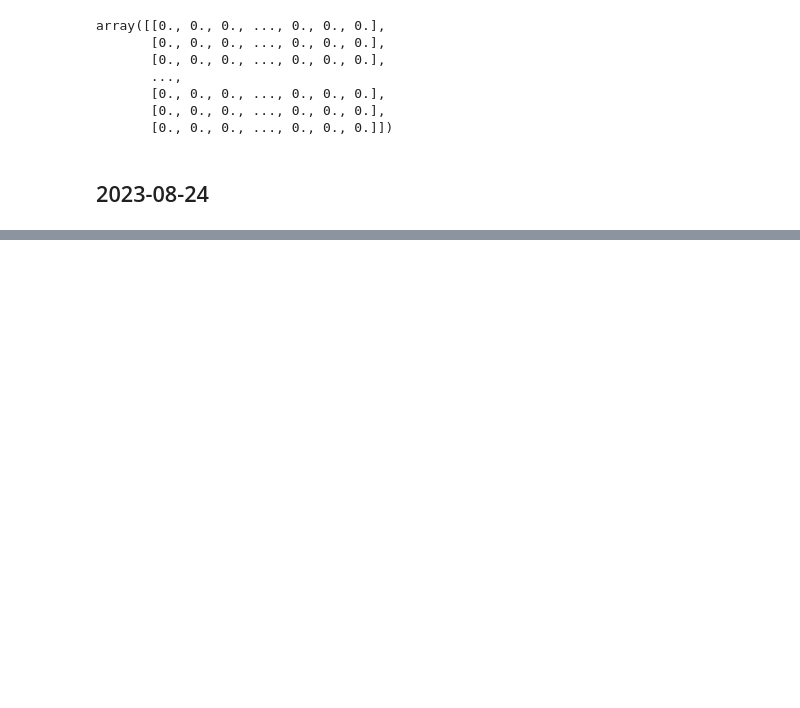
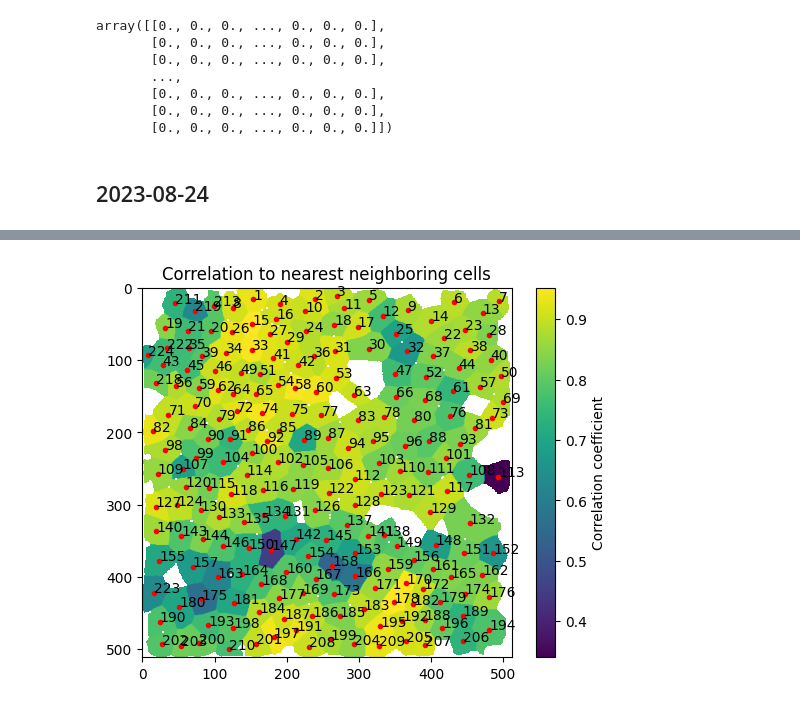
Before and after one commit to h-israelsson/Master2023, a Jupyter notebook: testing.ipynb, the cells around one changed output, grey strips where cells are left out. Cells and saved outputs as stored; diff of their text form; code cells hidden in the pictures; blank space fills up the shorter version.

```diff
--- a/testing.ipynb
+++ b/testing.ipynb
@@ -17,5 +19,5 @@ masks = open_masks(masks_path)
 # %%
-masks = get_segmentation(images_path, model_path, save=True, savedir=savedir, name=name, track=False)
+masks = get_segmentation(images_path, model_path, save=False, savedir=savedir, name=name, track=False)
 # %%
 tracked_masks = get_tracked_masks(masks, dist_limit=10, save=True, name=name, savedir=savedir)
 # %%
@@ -76,0 +139,8 @@ masks_hepoua24 = get_segmentation(images_path_hepoua24, model_path_hepoua24, sav
+# %%
+occurrence = 80
+mode = "nearest_neighbor"
+normalize = True
+hpf = False
+lpf = False
+ref_cell = 1
+show_labels = True
@@ -76,0 +220,31 @@ masks_hepoua24 = get_segmentation(images_path_hepoua24, model_path_hepoua24, sav
+# %%
+# Plotting
+fig = plt.figure()
+ax = fig.add_subplot(111)
+masked_matrix = np.ma.masked_where(matrix == 0, matrix)
+cmap = cm.hot   # This doesn't seem to do anything
+cmap.set_bad(color='white')
+cax = ax.imshow(masked_matrix)
+if mode=='total_sum':
+    plt.title("Summed correlation with all cells")
+    fig.colorbar(cax, label="Sum of correlation coefficients")
+if mode=='single':
+    plt.title("Correlation to cell no. " + str(ref_cell))
+    fig.colorbar(cax, label="Correlation coefficient")
+if mode=='nearest_neighbor':
+    plt.title("Correlation to nearest neighboring cells")
+    fig.colorbar(cax, label="Correlation coefficient")
+
+# # Add annotation to all the cells in the image
+
+coms, lbls = get_centers_of_mass(ref_image)
+coms_commons = []
+for lbl in cell_labels:
+    coms_commons.append(coms[lbls==lbl])
+y = [com[0][0] for com in coms_commons]
+x = [com[0][1] for com in coms_commons]
+plt.scatter(x,y, marker='.', color="red")
+for i, lbl in enumerate(cell_labels):
+    ax.annotate(lbl, (x[i], y[i]))
+# %% [output]
+[figure, added]
```
Also changed, not shown: parts of 27 cells of this notebook, 1 other file.
